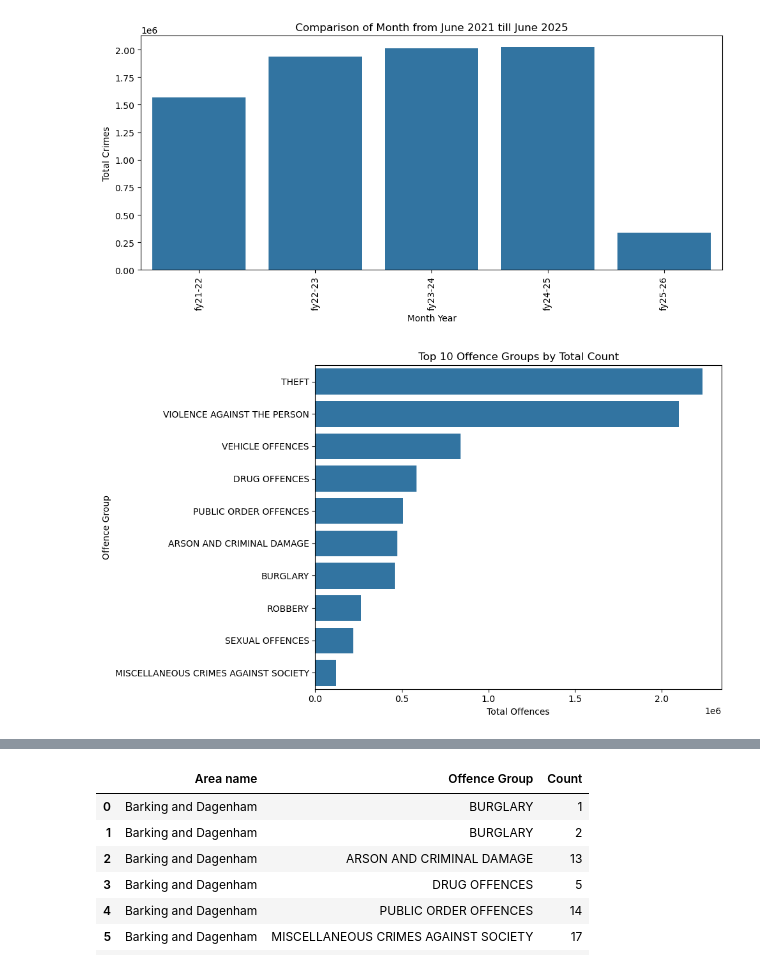
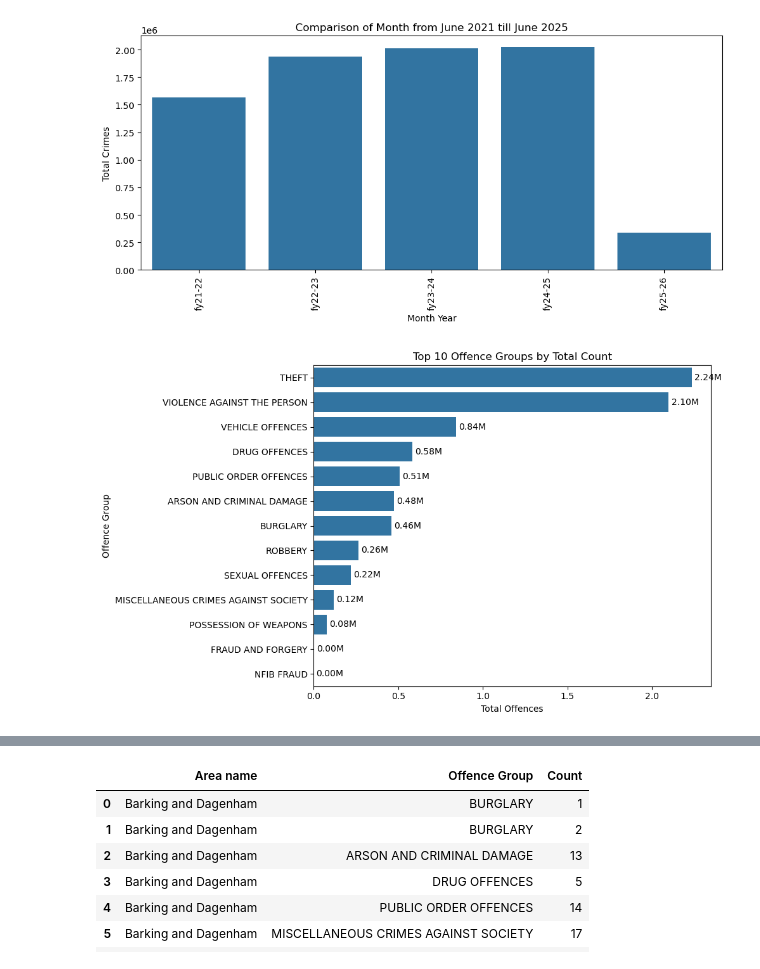
Before and after one commit to asubhan94/TNO---Crimes-in-London, a Jupyter notebook: notebooks/02_eda.ipynb, the cells around one changed output, grey strips where cells are left out. Cells and saved outputs as stored; diff of their text form; code cells hidden in the pictures.

```diff
--- a/notebooks/02_eda.ipynb
+++ b/notebooks/02_eda.ipynb
@@ -138,14 +138,22 @@ plt.show()
 # %% [output]
 [figure]
 # %%
-top_offences = df.groupby('Offence Group')['Count'].sum().sort_values(ascending=False).head(10).reset_index()
+top_offences = df.groupby('Offence Group')['Count'].sum().sort_values(ascending=False).reset_index()
+
+# Convert Count to Millions
+top_offences['Count_M'] = top_offences['Count'] / 1000000
 
 plt.figure(figsize=(10,6))
-sns.barplot(data=top_offences, x='Count', y='Offence Group')
+barplot = sns.barplot(data=top_offences, x='Count_M', y='Offence Group')
+
+# Add values on top of each bar
+for bar in barplot.containers:
+    barplot.bar_label(bar, fmt='%0.2fM', label_type='edge', padding=3)
+
 plt.title('Top 10 Offence Groups by Total Count')
 plt.xlabel('Total Offences')
 plt.ylabel('Offence Group')
 plt.tight_layout()
 plt.show()
 # %% [output]
-[figure, old version]
+[figure, new version]
```
Also changed, not shown: parts of 8 cells of this notebook.
